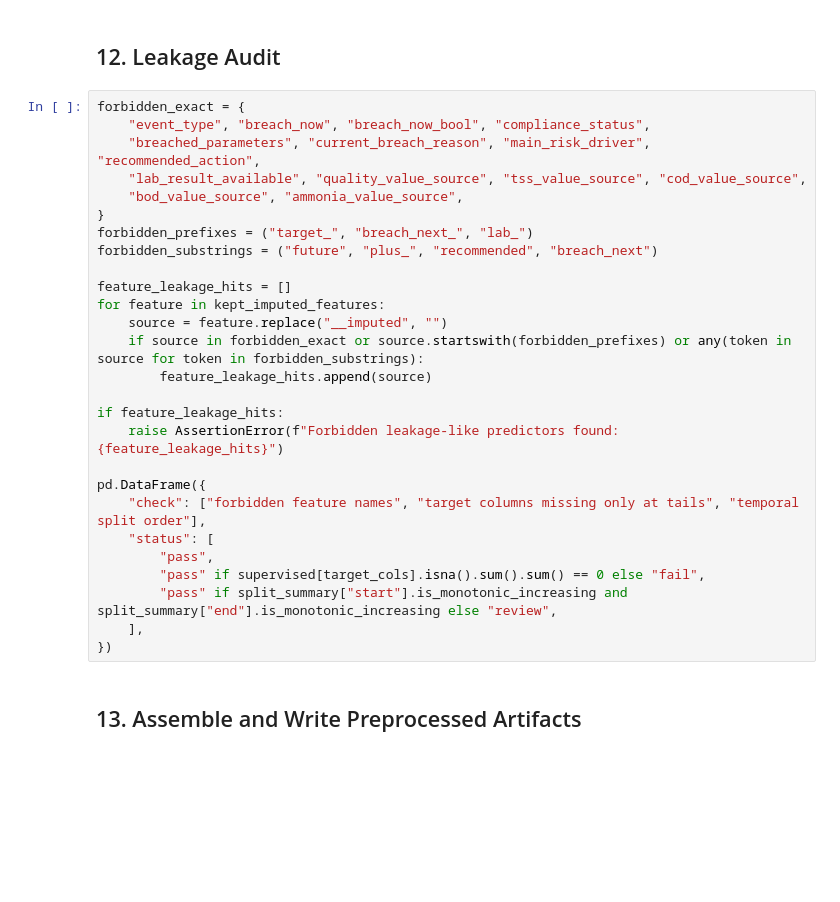
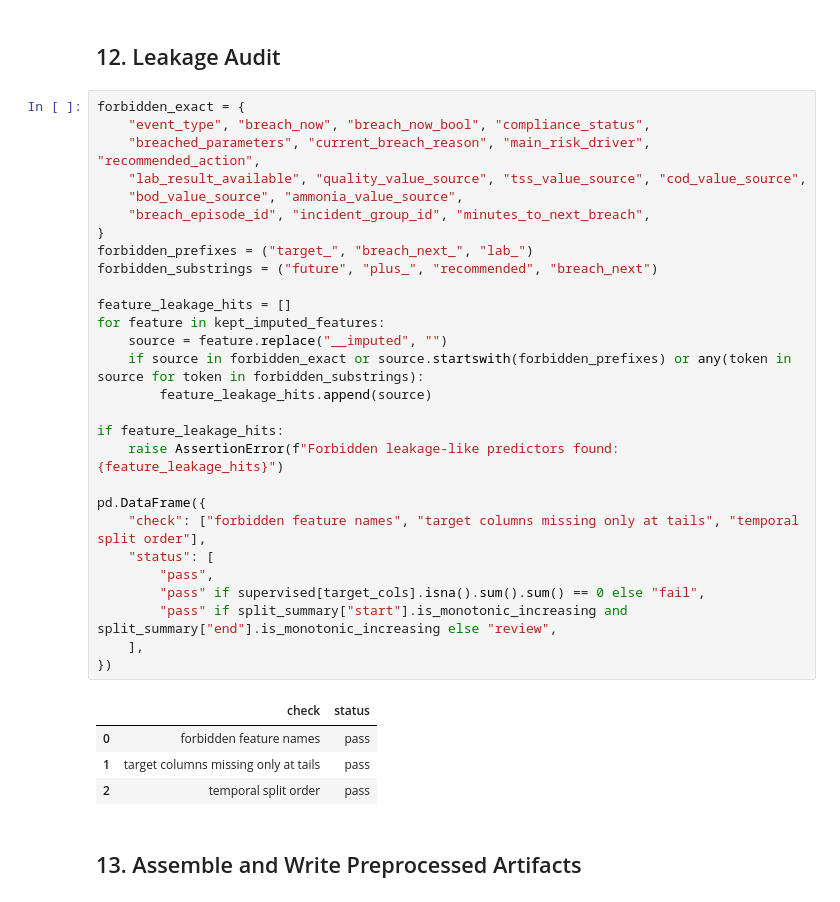
Before and after one commit to Danny2xx/AQUASENSE-AI, a Jupyter notebook: notebooks/03_preprocessing.ipynb, the cells around one changed output. Saved outputs shown, nothing was run; the diff lists cells and outputs as text; blank space fills up the shorter version.

```diff
--- a/notebooks/03_preprocessing.ipynb
+++ b/notebooks/03_preprocessing.ipynb
@@ -550,30 +724,36 @@ manifest["keep_for_model"] = manifest["imputed_feature"].isin(kept_imputed_featu
 # %%
 forbidden_exact = {
     "event_type", "breach_now", "breach_now_bool", "compliance_status",
     "breached_parameters", "current_breach_reason", "main_risk_driver", "recommended_action",
     "lab_result_available", "quality_value_source", "tss_value_source", "cod_value_source",
     "bod_value_source", "ammonia_value_source",
+    "breach_episode_id", "incident_group_id", "minutes_to_next_breach",
 }
 forbidden_prefixes = ("target_", "breach_next_", "lab_")
 forbidden_substrings = ("future", "plus_", "recommended", "breach_next")
 
 feature_leakage_hits = []
 for feature in kept_imputed_features:
     source = feature.replace("__imputed", "")
     if source in forbidden_exact or source.startswith(forbidden_prefixes) or any(token in source for token in forbidden_substrings):
         feature_leakage_hits.append(source)
 
 if feature_leakage_hits:
     raise AssertionError(f"Forbidden leakage-like predictors found: {feature_leakage_hits}")
 
 pd.DataFrame({
     "check": ["forbidden feature names", "target columns missing only at tails", "temporal split order"],
     "status": [
         "pass",
         "pass" if supervised[target_cols].isna().sum().sum() == 0 else "fail",
         "pass" if split_summary["start"].is_monotonic_increasing and split_summary["end"].is_monotonic_increasing else "review",
     ],
 })
+# %% [output]
+|  | check | status |
+| 0 | forbidden feature names | pass |
+| 1 | target columns missing only at tails | pass |
+| 2 | temporal split order | pass |
 # %% [markdown]
 ## 13. Assemble and Write Preprocessed Artifacts
 # %%
```
Also changed, not shown: parts of 15 cells of this notebook, 3 other files.
